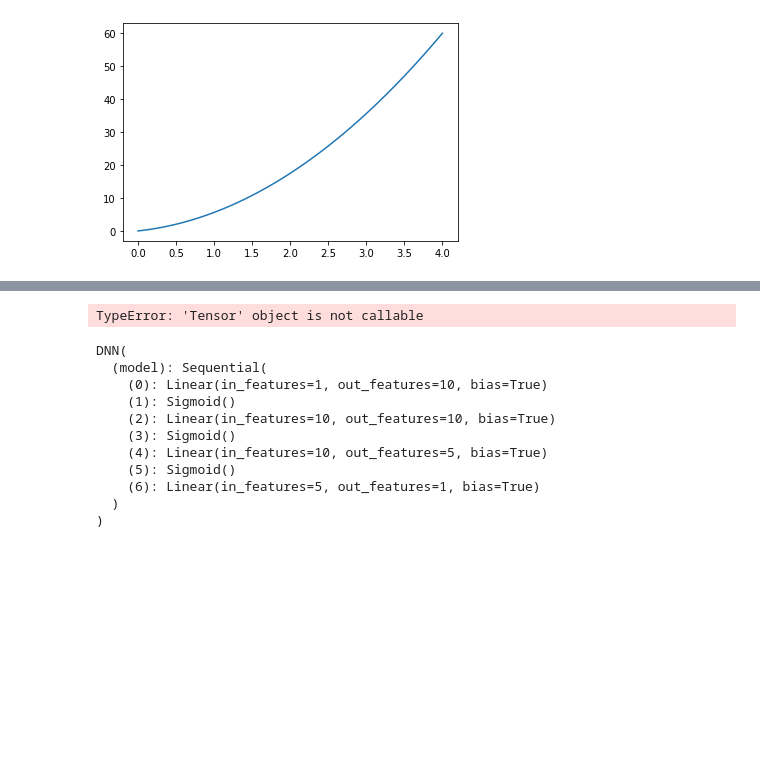
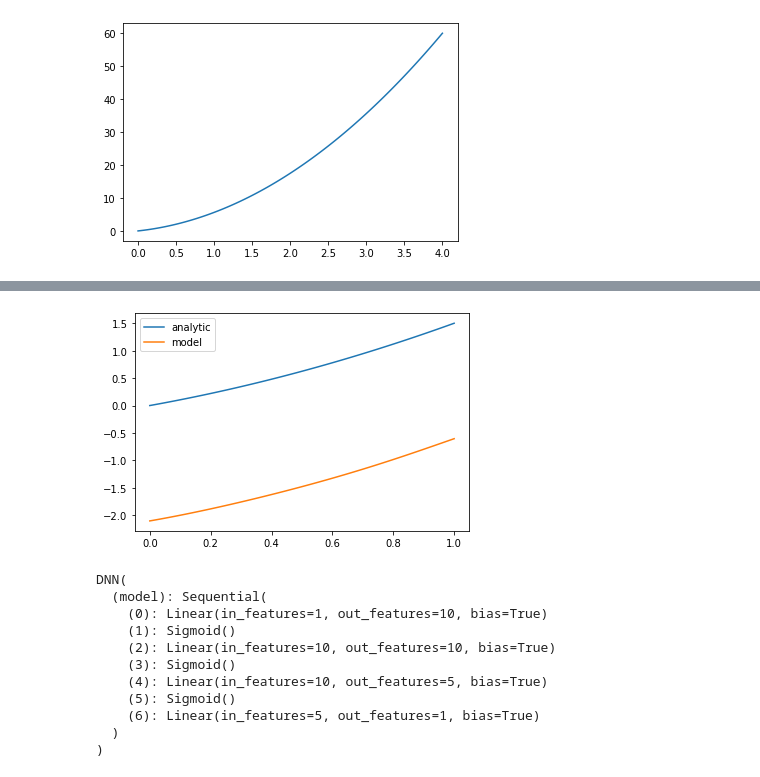
Before and after one commit to virtanenj/neural-differential-solver, a Jupyter notebook: revision.ipynb, the cells around one changed output, grey strips where cells are left out. Saved outputs shown, nothing was run; the diff lists cells and outputs as text; code cells hidden in the pictures; blank space fills up the shorter version.

```diff
--- a/revision.ipynb
+++ b/revision.ipynb
@@ -12,7 +12,8 @@ def calcGradients(function, x, order):
     y = function(x)
     f_primes = torch.ones_like(x)  # unsqueeze(-1) to make float into tensor?
     for order_i in range(order):
-        f_primes = torch.autograd.grad(outputs=y, inputs=x, grad_outputs=f_primes, create_graph=(order_i+1 < order))[0]
+        # Possibly you could create graph only for order_i+1 < order
+        f_primes = torch.autograd.grad(outputs=y, inputs=x, grad_outputs=f_primes, create_graph=True, retain_graph=True)[0]
         y = f_primes
     return f_primes
 
@@ -34,7 +35,7 @@ class DNN(nn.Module):
     def forward(self, x):
         return self.model(x)
 
-
+# Should I make this inherit from nn.Module?
 class LossFunction:
     def __init__(self, differential_expressions, bc_grad_orders, bc_functions, boundaries):
         # Differential expression term sum_i F(x_i,f(x_i),f'(x_i),...)^2
@@ -136,7 +137,7 @@ def equation1(f, x):
     assert isinstance(x, torch.Tensor), "x must be a Pytorch tensor"
     assert x.requires_grad, "x must have `requires_grad=True`"
     y = f(x)
-    f_prime = grad(outputs=y, inputs=x, grad_outputs=torch.ones_like(x))[0]
+    f_prime = grad(outputs=y, inputs=x, grad_outputs=torch.ones_like(x), create_graph=True, retain_graph=True)[0]
     return f_prime - x - 1
 
 
@@ -176,7 +177,7 @@ x = np.arange(0, 1, discretization_delta)
 
 # Define dataloader
 x_tensor = torch.from_numpy(x).float().requires_grad_(True)
-dataloader_test = DataLoader(x_tensor, batch_size=1000, shuffle=True)
+dataloader_test = DataLoader(x_tensor, batch_size=1000, shuffle=False)
 
 # Define model
 hidden_shapes=[200,50,10]
@@ -203,4 +220,4 @@ Initial loss: 3.3165
-TypeError: 'Tensor' object is not callable
+[figure, added]
 # %%
 model
 # %% [output]
```
Also changed, not shown: parts of 1 cell of this notebook.
